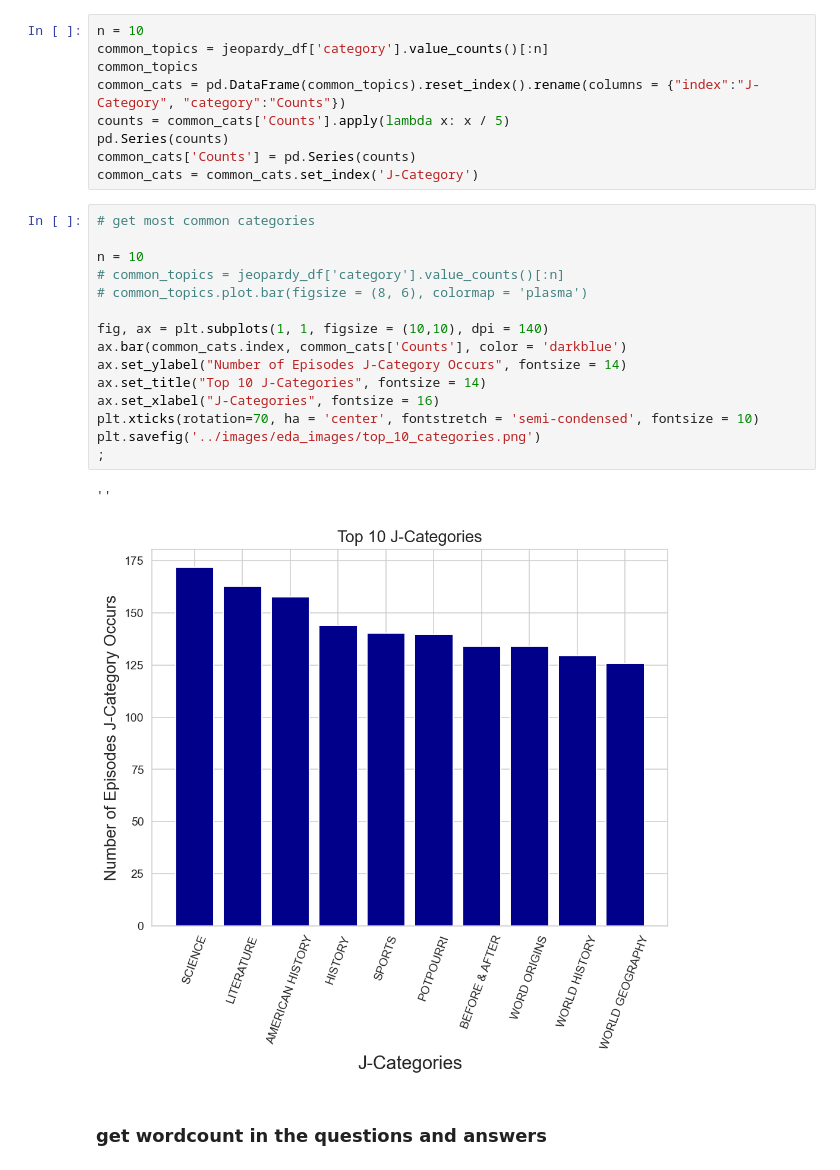
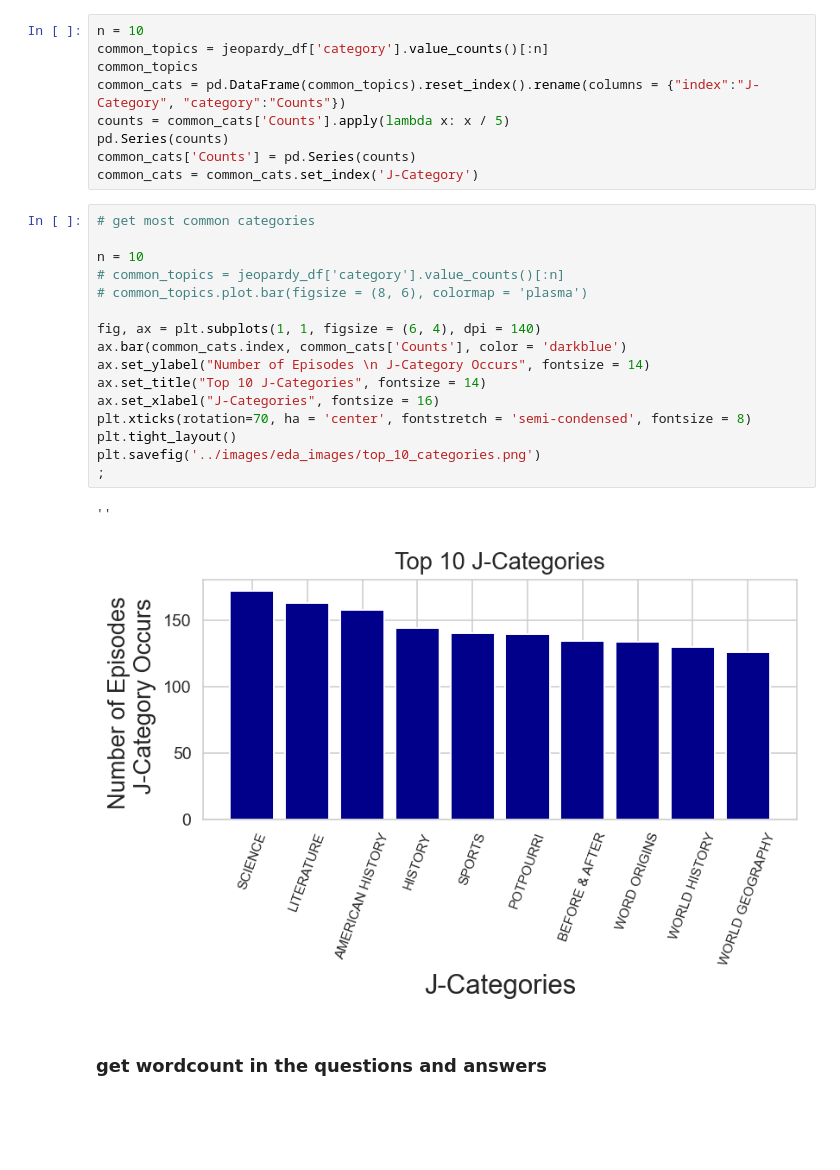
Before and after one commit to JCurley10/Jeopardy_nlp, a Jupyter notebook: notebooks/1.0-data-exploration.ipynb, the cells around one changed output. Cells and saved outputs as stored; diff of their text form; blank space fills up the shorter version.

```diff
--- a/notebooks/1.0-data-exploration.ipynb
+++ b/notebooks/1.0-data-exploration.ipynb
@@ -234,21 +239,22 @@ common_cats = common_cats.set_index('J-Category')
 # %%
 # get most common categories
 
 n = 10
 # common_topics = jeopardy_df['category'].value_counts()[:n]
 # common_topics.plot.bar(figsize = (8, 6), colormap = 'plasma')
 
-fig, ax = plt.subplots(1, 1, figsize = (10,10), dpi = 140)
+fig, ax = plt.subplots(1, 1, figsize = (6, 4), dpi = 140)
 ax.bar(common_cats.index, common_cats['Counts'], color = 'darkblue')
-ax.set_ylabel("Number of Episodes J-Category Occurs", fontsize = 14)
+ax.set_ylabel("Number of Episodes \n J-Category Occurs", fontsize = 14)
 ax.set_title("Top 10 J-Categories", fontsize = 14)
 ax.set_xlabel("J-Categories", fontsize = 16)
-plt.xticks(rotation=70, ha = 'center', fontstretch = 'semi-condensed', fontsize = 10)
+plt.xticks(rotation=70, ha = 'center', fontstretch = 'semi-condensed', fontsize = 8)
+plt.tight_layout()
 plt.savefig('../images/eda_images/top_10_categories.png')
 ;
 # %% [output]
 ''
-[figure, old version]
+[figure, new version]
 # %% [markdown]
 ### get wordcount in the questions and answers
 # %%
```
Also changed, not shown: parts of 1 cell of this notebook, 3 other files.
